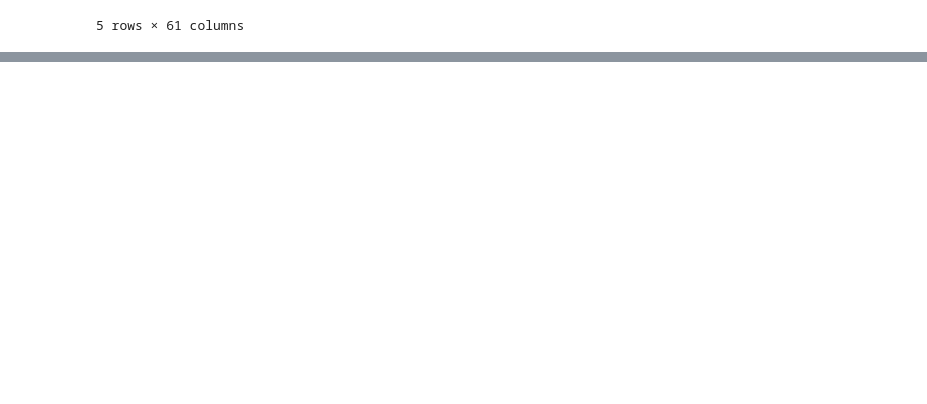
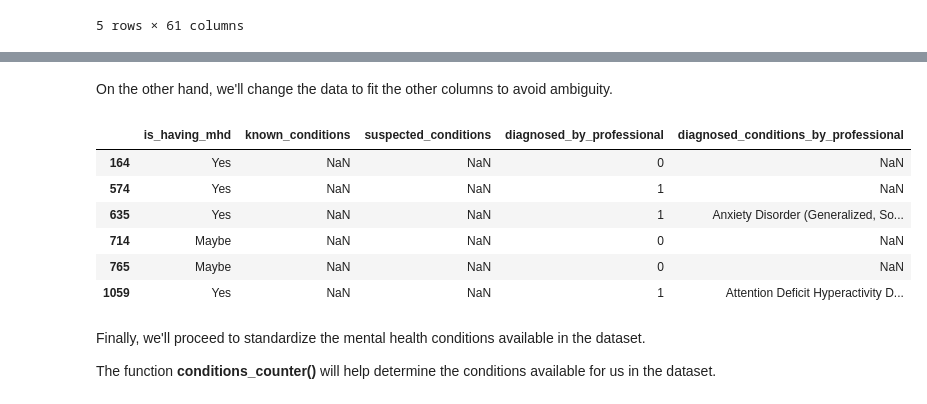
Before and after one commit to Alianger18/Projects_Portfolio, a Jupyter notebook: Project - Clustering/notebooks/MLUSL01 - Pre-processing.ipynb, the cells around one changed output, grey strips where cells are left out. Drawn from its saved outputs; the diff is of its cells as text; code cells hidden in the pictures; blank space fills up the shorter version.

```diff
--- a/Project - Clustering/notebooks/MLUSL01 - Pre-processing.ipynb
+++ b/Project - Clustering/notebooks/MLUSL01 - Pre-processing.ipynb
@@ -568,0 +331,3 @@ df.loc[
+# %%
+described_df = dataset_describer(df)
+described_df
@@ -568,0 +348,9 @@ df.loc[
+# %%
+# Storing these columns in a list called: to_be_deleted
+to_be_deleted = list(described_df[described_df["empty_values"] == 865].iloc[:, 0])
+
+# Using the list to_be_deleted to drop empty columns
+df.drop(columns=to_be_deleted, axis=1, inplace=True)
+
+# Drop text columns with no rewarding piece of information
+df.drop(["why_or_why_not_bring_phi_in_interview", "why_or_why_not_bring_mhi_in_interview"], axis=1, inplace=True)
@@ -568,0 +359,23 @@ df.loc[
+# %%
+# Transforming this column from float64 into binary int64
+df['is_tech_company'] = df['is_tech_company'].astype("int64")
+
+# Transforming this column from a text into int64
+df[['is_aware_of_previous_negative_consequence_of_colleagues_with_mhi', 'diagnosed_by_professional']] = df[
+    ['is_aware_of_previous_negative_consequence_of_colleagues_with_mhi', 'diagnosed_by_professional']].replace(
+    ["Yes", "No"], [1, 0])
+
+# Adjusting erroneous inout in the feature
+df[["is_employer_takes_mh_seriously", "is_anonymity_protected_by_previous_employer"]] = df[
+    ["is_employer_takes_mh_seriously", "is_anonymity_protected_by_previous_employer"]].replace('I don\'t know',
+                                                                                               "I don't know")
+
+# Setting the outliers to the median of the age column
+df.loc[(df['age'] > 65), 'age'] = df.loc[(df['age'] < 18), 'age'] = df["age"].median()
+
+#  Filling the missing values with the appropriate uncertainty unique values available in each feature
+df['is_aware_mh_care_available'].fillna('I am not sure', inplace=True)
+
+df['previously_observed_experienced_response_to_mhi'].fillna("Maybe/Not sure", inplace=True)
+
+df['is_less_encouraged_to_reveal_mhi'].fillna("Maybe", inplace=True)
@@ -568,0 +418,16 @@ df.loc[
+# %% [markdown]
+On the other hand, we'll change the data to fit the other columns to avoid ambiguity.
+# %%
+# Specifying the important columns in a list
+concerned_columns = ['is_having_mhd', 'known_conditions', 'suspected_conditions', 'diagnosed_by_professional', 'diagnosed_conditions_by_professional']
+
+# Previewing the error in data
+df.loc[(df["is_having_mhd"] != 'No') & (df["known_conditions"].isna()) & (df["suspected_conditions"].isna()), concerned_columns]
+# %% [output]
+|  | is_having_mhd | known_conditions | suspected_conditions | diagnosed_by_professional | diagnosed_conditions_by_professional |
+| 164 | Yes | NaN | NaN | 0 | NaN |
+| 574 | Yes | NaN | NaN | 1 | NaN |
+| 635 | Yes | NaN | NaN | 1 | Anxiety Disorder (Generalized, So... |
+| 714 | Maybe | NaN | NaN | 0 | NaN |
+| 765 | Maybe | NaN | NaN | 0 | NaN |
+| 1059 | Yes | NaN | NaN | 1 | Attention Deficit Hyperactivity D... |
@@ -568,0 +447,4 @@ df.loc[
+# %% [markdown]
+Finally, we'll proceed to standardize the mental health conditions available in the dataset.
+
+The function __conditions_counter()__ will help determine the conditions available for us in the dataset.
```
Also changed, not shown: parts of 72 cells of this notebook, 2 other files.
